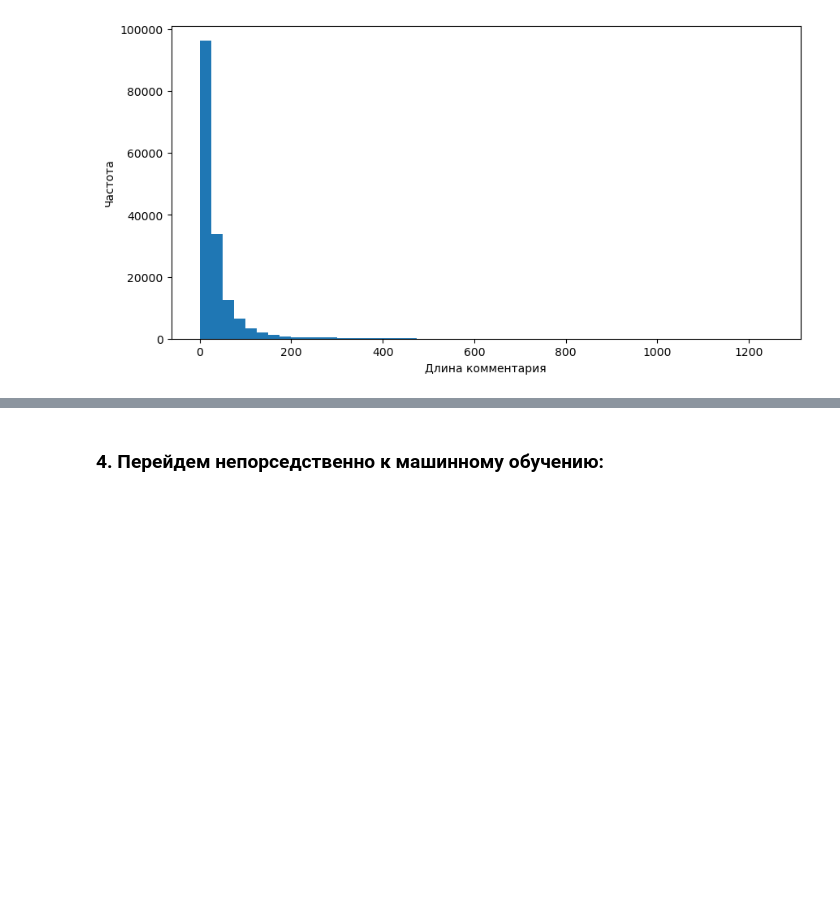
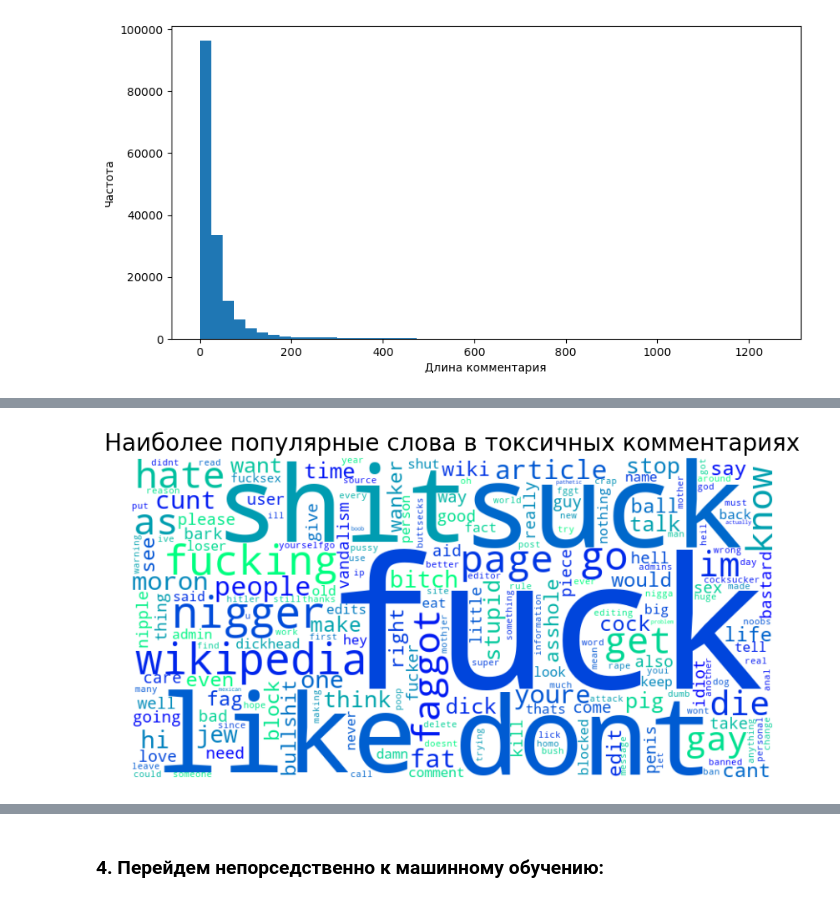
Before and after one commit to Symbo1-of-Piece/toxic_comments, a Jupyter notebook: toxic_comments.ipynb, the cells around one changed output, grey strips where cells are left out. Drawn from its saved outputs; the diff is of its cells as text; code cells hidden in the pictures; blank space fills up the shorter version.

```diff
--- a/toxic_comments.ipynb
+++ b/toxic_comments.ipynb
@@ -207,0 +290,10 @@ plt.show()
+# %%
+wordcloud = WordCloud(width=800, height=400, colormap = 'winter', background_color ='white').generate_from_frequencies(fdist_toxic)
+titles = ['токсичных', 'чистых']
+plt.figure(figsize=(10, 5))
+plt.imshow(wordcloud, interpolation='bilinear')
+plt.axis('off')
+plt.title(f'Наиболее популярные слова в токсичных комментариях', fontsize=20)
+plt.show()
+# %% [output]
+[figure, added]
```
Also changed, not shown: parts of 85 cells of this notebook.
